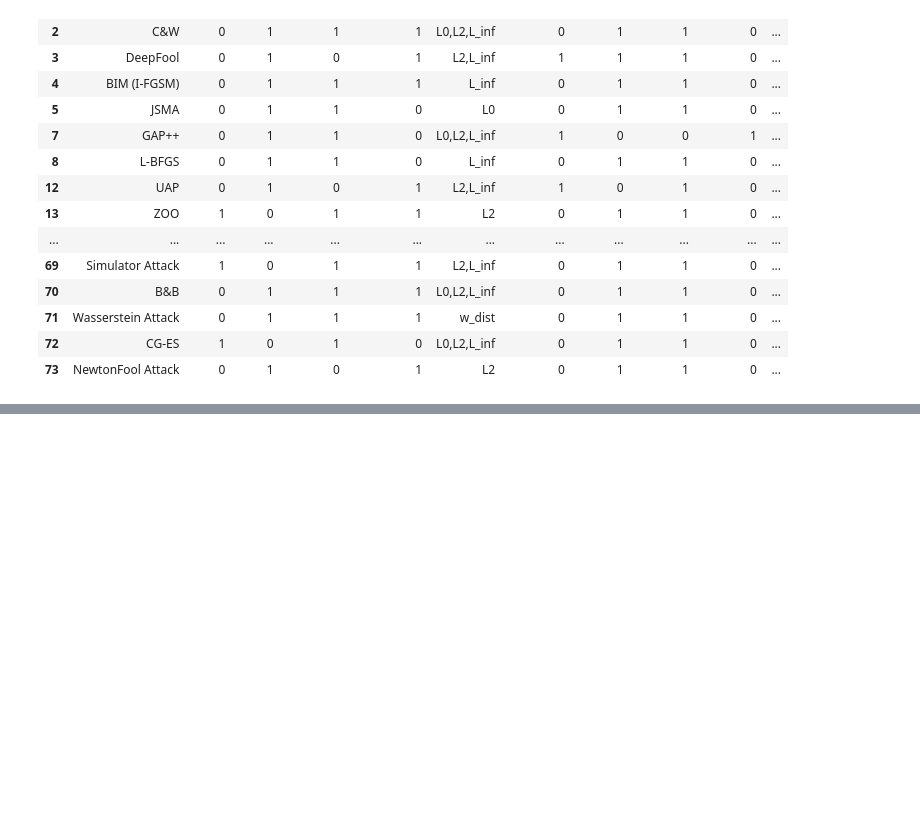
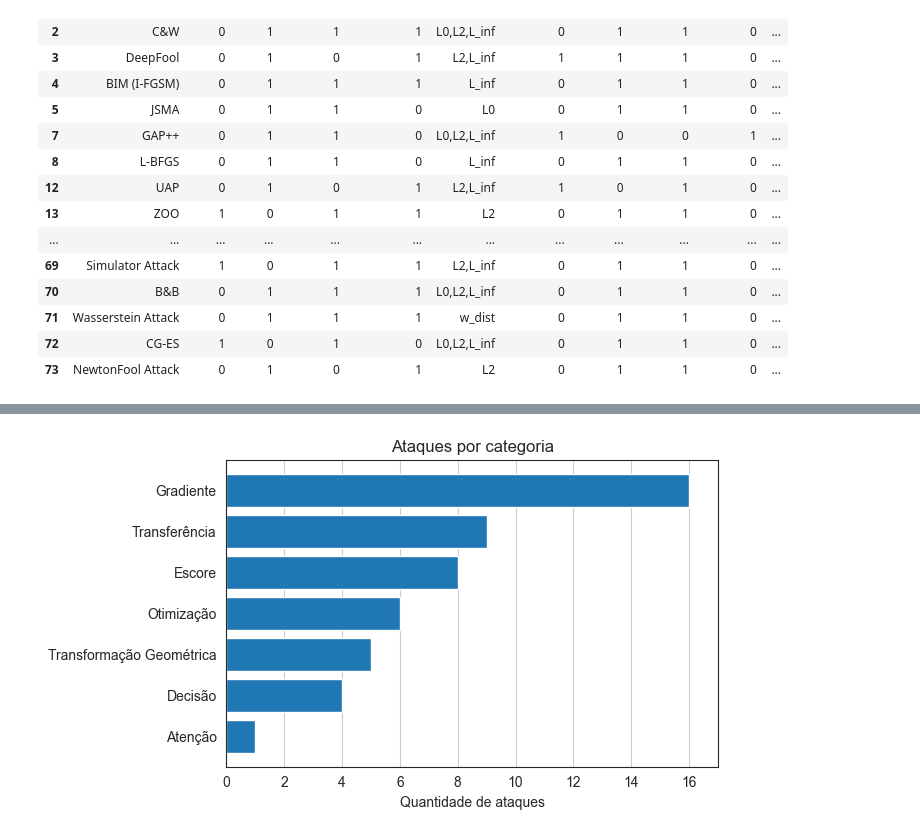
Before and after one commit to JVitorCarv/term-paper-data-analysis, a Jupyter notebook: dataviz.ipynb, the cells around one changed output, grey strips where cells are left out. Cells and saved outputs as stored; diff of their text form; code cells hidden in the pictures; blank space fills up the shorter version.

```diff
--- a/dataviz.ipynb
+++ b/dataviz.ipynb
@@ -229,0 +318,8 @@ attacks
+# %%
+attacks = pd.concat(
+    [
+        attacks.drop(columns="categories"),
+        attacks["categories"].str.get_dummies(sep=","),
+    ],
+    axis=1,
+)
@@ -229,0 +347,13 @@ attacks
+# %%
+counts = {
+    "Gradiente": attacks["gradient"].sum(),
+    "Decisão": attacks["decision"].sum(),
+    "Atenção": attacks["attention"].sum(),
+    "Transformação Geométrica": attacks["geometric_transformation"].sum(),
+    "Otimização": attacks["optimization"].sum(),
+    "Escore": attacks["score"].sum(),
+    "Transferência": attacks["transfer"].sum(),
+}
+counts = pd.DataFrame(list(counts.items()), columns=["Categoria", "Quantidade"])
+counts = counts.sort_values(by="Quantidade", ascending=True)
+counts
@@ -229,0 +369,15 @@ attacks
+# %%
+plt.figure(figsize=(7, 4))
+bars = plt.barh(counts["Categoria"], counts["Quantidade"])
+
+plt.xlabel("Quantidade de ataques")
+plt.xlim(0, counts["Quantidade"].max() + 1)
+plt.ylabel("")
+plt.grid(axis="x")
+plt.title("Ataques por categoria")
+plt.tight_layout()
+
+plt.savefig("figures/categoria_ataques.png", dpi=300, bbox_inches="tight")
+plt.show()
+# %% [output]
+[figure, added]
```
Also changed, not shown: parts of 22 cells of this notebook, 13 other files.
